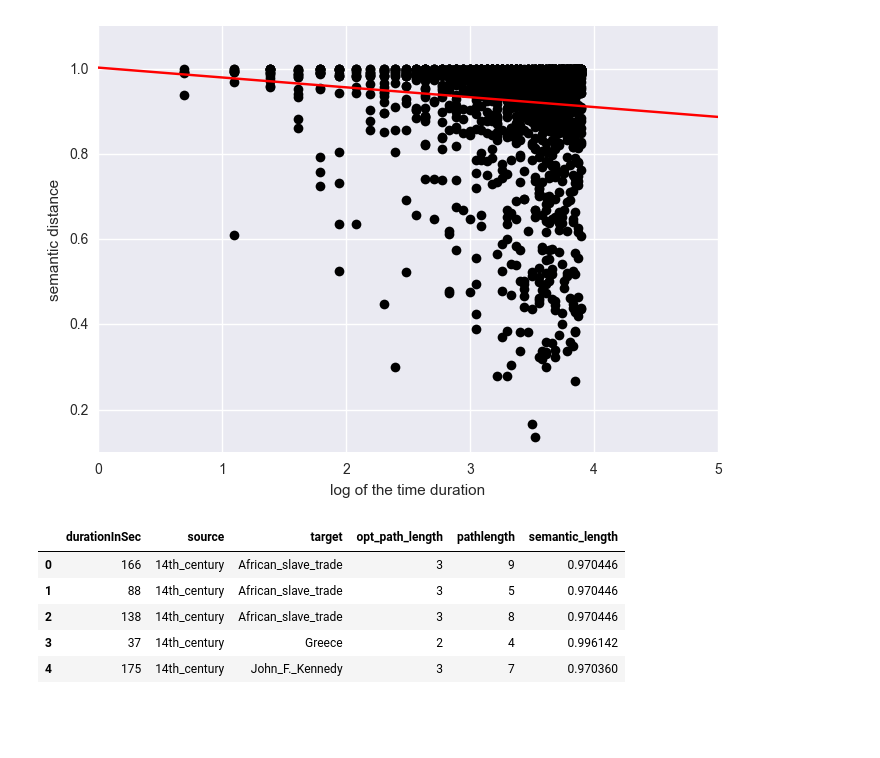
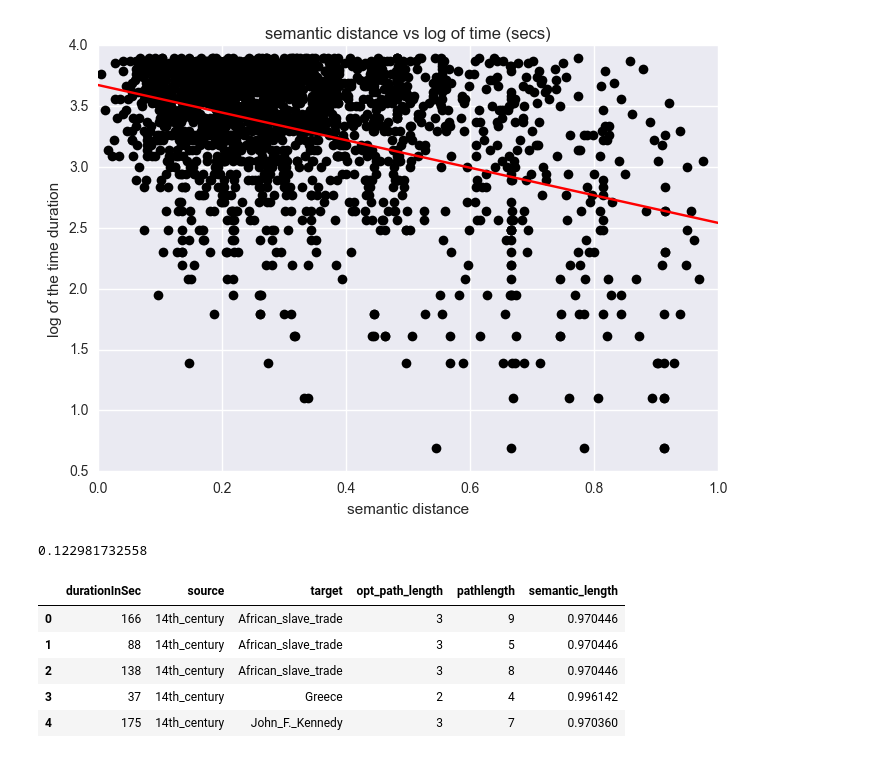
Before and after one commit to tomersolomon/msd_finalproject, a Jupyter notebook: analysis/semantic_regression.ipynb, the cells around one changed output. Saved outputs shown, nothing was run; the diff lists cells and outputs as text; code cells hidden in the pictures; blank space fills up the shorter version.

Commit message:
fix semantic regresson

```diff
--- a/analysis/semantic_regression.ipynb
+++ b/analysis/semantic_regression.ipynb
@@ -7,46 +7,50 @@ import seaborn
 from sklearn.linear_model import LinearRegression
 from sklearn.model_selection import train_test_split
 # %%
-semantic_data = pd.read_csv("../task-data/data_with_semantics.csv")
+semantic_data = pd.read_csv("../task-data/data_with_semantics_all_columns_100d.csv")
 semantic_data.drop("Unnamed: 0", axis=1, inplace=True) #remove weird column
 
-y_semantic_data = semantic_data.loc[semantic_data['durationInSec'] < 50]
-X_duration   = y_semantic_data['durationInSec']
-y_semantic_data = y_semantic_data['semantic_length']
+X_semantic_data = semantic_data.loc[semantic_data['durationInSec'] < 50]
+y_duration   = X_semantic_data['durationInSec']
+X_semantic_data = X_semantic_data['semantic_length']
 
 # X_train, X_test, y_train, y_test = train_test_split(X_semantic_data,
 #                                              y_pathlength, test_size=0.2, random_state=42)
 
 # X_train = X_train.reshape((X_train.shape[0], 1))
 # X_test  = X_test.reshape((X_test.shape[0], 1))
 # y_pl_train = y_pl_train.reshape((y_pl_train.shape[0], 1))
 # y_pl_test  = y_pl_test.reshape((y_pl_test.shape[0], 1))
 
-X_train, X_test, y_train, y_test = train_test_split(X_duration, y_semantic_data,
+X_train, X_test, y_train, y_test = train_test_split(X_semantic_data, y_duration,
                                                     test_size=0.2, random_state=42)
 
 X_train = X_train.reshape((X_train.shape[0], 1))
 X_test  = X_test.reshape((X_test.shape[0], 1))
 y_train = y_train.reshape((y_train.shape[0], 1))
 y_test  = y_test.reshape((y_test.shape[0], 1))
 
 
 path_LR = LinearRegression(fit_intercept=True, normalize=True)
-path_LR.fit(np.log(X_train), y_train)
+path_LR.fit(X_train, np.log(y_train))
 
 fig = plt.figure()
 axes = fig.add_subplot(1,1,1)
-axes.plot(np.log(X_test), y_test,'ko')
-axes.set_xlabel("log of the time duration")
-axes.set_ylabel("semantic distance")
+axes.plot(X_test, np.log(y_test),'ko')
+axes.set_xlabel("semantic distance")
+axes.set_ylabel("log of the time duration")
+axes.set_title("semantic distance vs log of time (secs)")
 N = 100
-x = np.linspace(0,5,N)
+x = np.linspace(0,1,N)
 y = path_LR.coef_ * x + path_LR.intercept_
 
 axes.plot(x, y.reshape((N)), 'r-')
 plt.show()
+
+print path_LR.score(X_test, np.log(y_test))
 # %% [output]
-[figure, old version]
+[figure, new version]
+0.122981732558
 # %%
 semantic_data.head()
 # %% [output]
```
Also changed, not shown: parts of 1 cell of this notebook.
